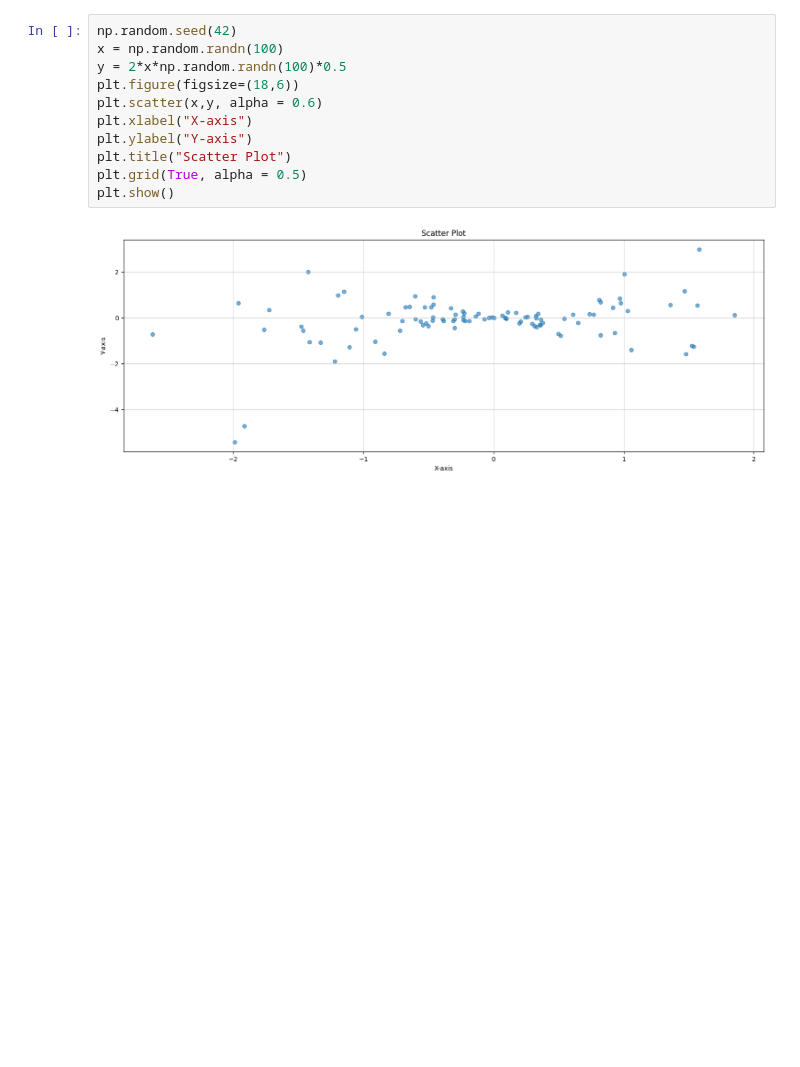
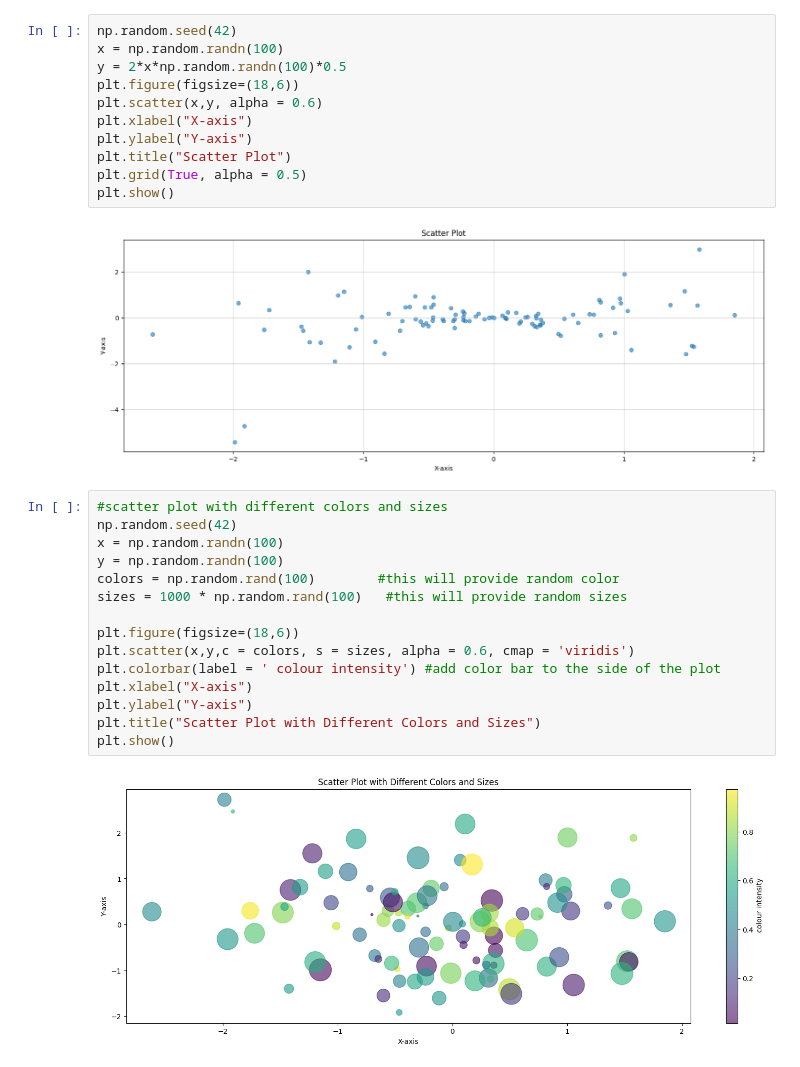
Before and after one commit to Deepanki-sketch/python-basics, a Jupyter notebook: Matplotlib/Matplotlib.ipynb, the cells around one changed output. Saved outputs shown, nothing was run; the diff lists cells and outputs as text; blank space fills up the shorter version.

```diff
--- a/Matplotlib/Matplotlib.ipynb
+++ b/Matplotlib/Matplotlib.ipynb
@@ -96,3 +96,20 @@ plt.grid(True, alpha = 0.5)
 plt.show()
 # %% [output]
 [figure]
+# %%
+#scatter plot with different colors and sizes
+np.random.seed(42)
+x = np.random.randn(100)
+y = np.random.randn(100)
+colors = np.random.rand(100)        #this will provide random color
+sizes = 1000 * np.random.rand(100)   #this will provide random sizes
+
+plt.figure(figsize=(18,6))
+plt.scatter(x,y,c = colors, s = sizes, alpha = 0.6, cmap = 'viridis')
+plt.colorbar(label = ' colour intensity') #add color bar to the side of the plot
+plt.xlabel("X-axis")
+plt.ylabel("Y-axis")
+plt.title("Scatter Plot with Different Colors and Sizes")
+plt.show()
+# %% [output]
+[figure, added]
```
Also changed, not shown: parts of 5 cells of this notebook.
